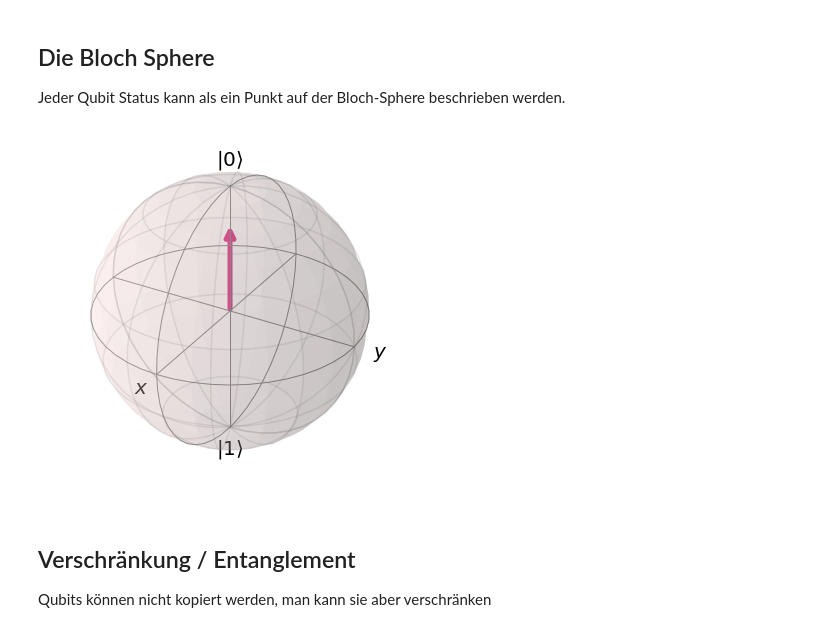
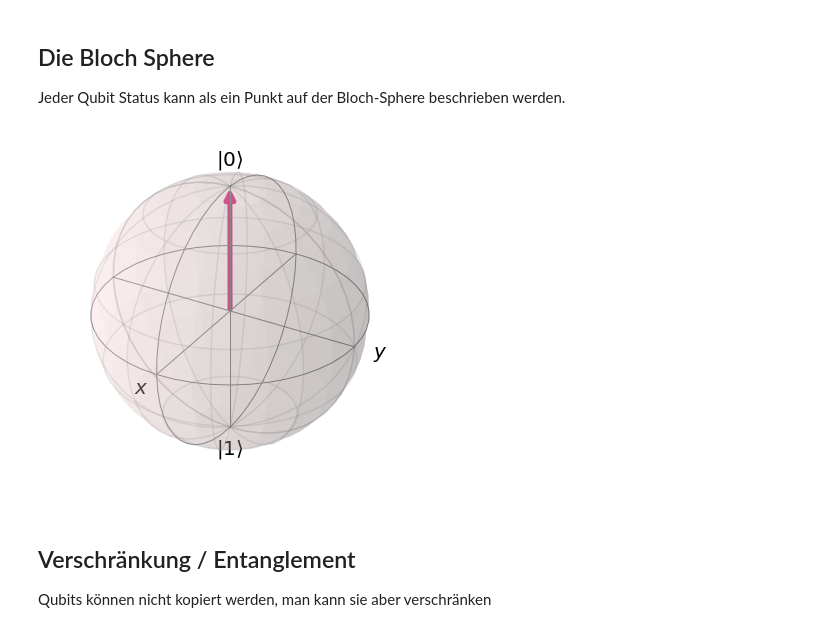
Before and after one commit to jzakotnik/quantum-tutorial, a Jupyter notebook: 1 - basic properties.ipynb, the cells around one changed output. Drawn from its saved outputs; the diff is of its cells as text; code cells hidden in the pictures.

```diff
--- a/1 - basic properties.ipynb
+++ b/1 - basic properties.ipynb
@@ -64,35 +81,35 @@ measure_z.measure(0,0);
 # x measurement of qubit 0
 measure_x = QuantumCircuit(1,1)
 measure_x.h(0)
 measure_x.measure(0,0)
 
 # y measurement of qubit 0
 measure_y = QuantumCircuit(1,1)
 measure_y.sdg(0)
 measure_y.h(0)
 measure_y.measure(0,0);
 
 shots = 2**18 # number of samples used for statistics
 
 bloch_vector = []
 for measure_circuit in [measure_x, measure_y, measure_z]:
 
     # run the circuit with a the selected measurement and get the number of samples that output each bit value
-    counts = execute(qc+measure_circuit,Aer.get_backend('qasm_simulator'),shots=shots).result().get_counts()
+    counts = execute(measure_circuit,Aer.get_backend('qasm_simulator'),shots=shots).result().get_counts()
 
     # calculate the probabilities for each bit value
     probs = {}
     for output in ['0','1']:
         if output in counts:
             probs[output] = counts[output]/shots
         else:
             probs[output] = 0
 
     bloch_vector.append( probs['0'] -  probs['1'] )
 
 plot_bloch_vector( bloch_vector )
 # %% [output]
-[figure, old version]
+[figure, new version]
 # %% [markdown]
 ## Verschränkung / Entanglement
 Qubits können nicht kopiert werden, man kann sie aber verschränken
```
Also changed, not shown: parts of 17 cells of this notebook.
